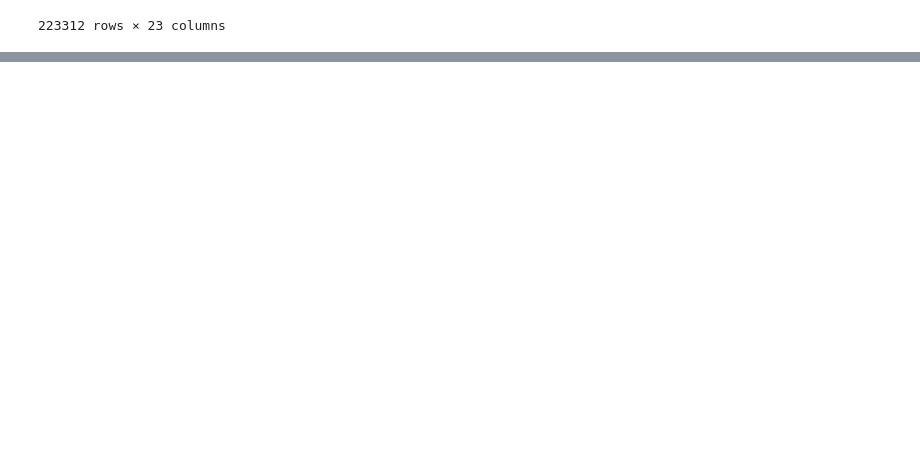
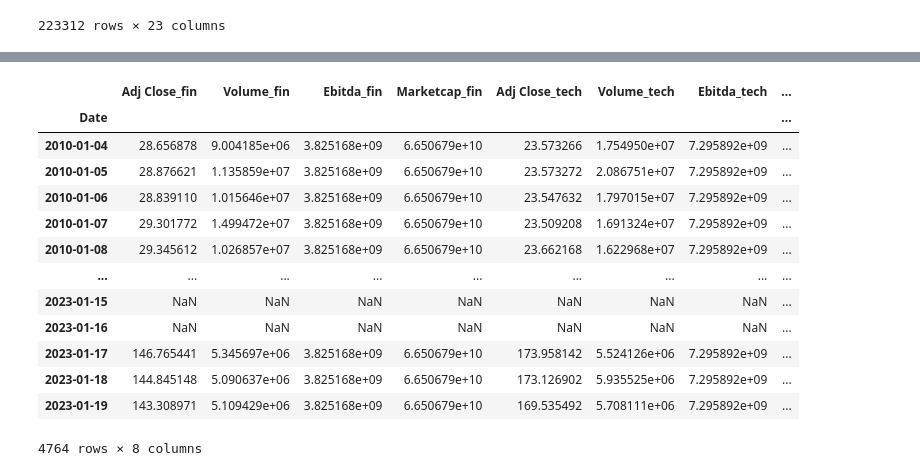
Before and after one commit to chrischank/jse40_sp500_hsi, a Jupyter notebook: notebooks/SP500_EDA.ipynb, the cells around one changed output, grey strips where cells are left out. Cells and saved outputs as stored; diff of their text form; code cells hidden in the pictures; blank space fills up the shorter version.

```diff
--- a/notebooks/SP500_EDA.ipynb
+++ b/notebooks/SP500_EDA.ipynb
@@ -116,0 +171,29 @@ Error:
+# %%
+# Subset necessary columns and transform datemean column as index
+Daily_fin = sp500_fin.loc[:, ["Date", "Adj Close", "Volume", "Ebitda", "Marketcap"]]
+Daily_fin = Daily_fin.set_index("Date")
+
+Daily_tech = sp500_tech.loc[:, ["Date", "Adj Close", "Volume", "Ebitda", "Marketcap"]]
+Daily_tech = Daily_tech.set_index("Date")
+
+# Resample by daily mean
+Daily_mean_fin = Daily_fin.resample("D").apply(np.mean)
+Daily_mean_tech = Daily_tech.resample("D").apply(np.mean)
+
+Daily_mean = pd.merge(Daily_mean_fin, Daily_mean_tech, how = "outer", on = "Date", suffixes = ["_fin", "_tech"])
+Daily_mean
+# %% [output]
+|  | Adj Close_fin | Volume_fin | Ebitda_fin | Marketcap_fin | Adj Close_tech | Volume_tech | Ebitda_tech | ... |
+| Date |  |  |  |  |  |  |  | ... |
+| 2010-01-04 | 28.656878 | 9.004185e+06 | 3.825168e+09 | 6.650679e+10 | 23.573266 | 1.754950e+07 | 7.295892e+09 | ... |
+| 2010-01-05 | 28.876621 | 1.135859e+07 | 3.825168e+09 | 6.650679e+10 | 23.573272 | 2.086751e+07 | 7.295892e+09 | ... |
+| 2010-01-06 | 28.839110 | 1.015646e+07 | 3.825168e+09 | 6.650679e+10 | 23.547632 | 1.797015e+07 | 7.295892e+09 | ... |
+| 2010-01-07 | 29.301772 | 1.499472e+07 | 3.825168e+09 | 6.650679e+10 | 23.509208 | 1.691324e+07 | 7.295892e+09 | ... |
+| 2010-01-08 | 29.345612 | 1.026857e+07 | 3.825168e+09 | 6.650679e+10 | 23.662168 | 1.622968e+07 | 7.295892e+09 | ... |
+| ... | ... | ... | ... | ... | ... | ... | ... | ... |
+| 2023-01-15 | NaN | NaN | NaN | NaN | NaN | NaN | NaN | ... |
+| 2023-01-16 | NaN | NaN | NaN | NaN | NaN | NaN | NaN | ... |
+| 2023-01-17 | 146.765441 | 5.345697e+06 | 3.825168e+09 | 6.650679e+10 | 173.958142 | 5.524126e+06 | 7.295892e+09 | ... |
+| 2023-01-18 | 144.845148 | 5.090637e+06 | 3.825168e+09 | 6.650679e+10 | 173.126902 | 5.935525e+06 | 7.295892e+09 | ... |
+| 2023-01-19 | 143.308971 | 5.109429e+06 | 3.825168e+09 | 6.650679e+10 | 169.535492 | 5.708111e+06 | 7.295892e+09 | ... |
+4764 rows × 8 columns
```
Also changed, not shown: parts of 9 cells of this notebook.
